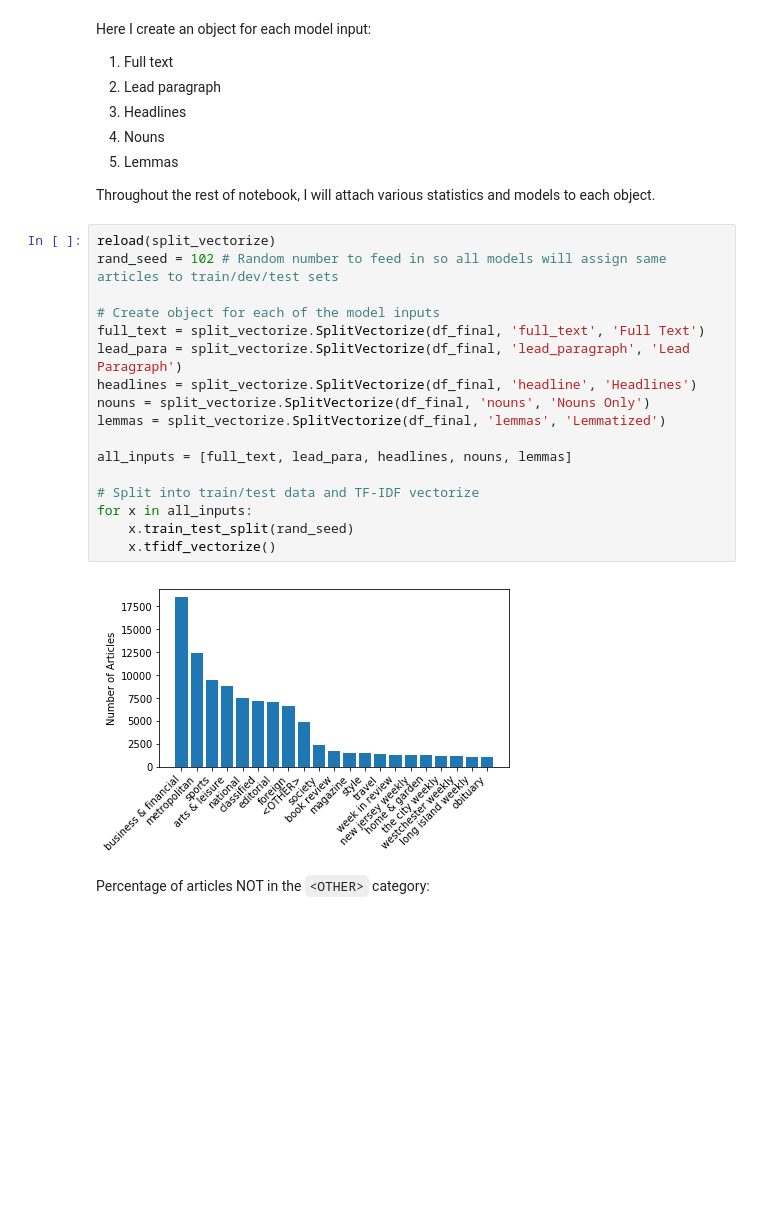
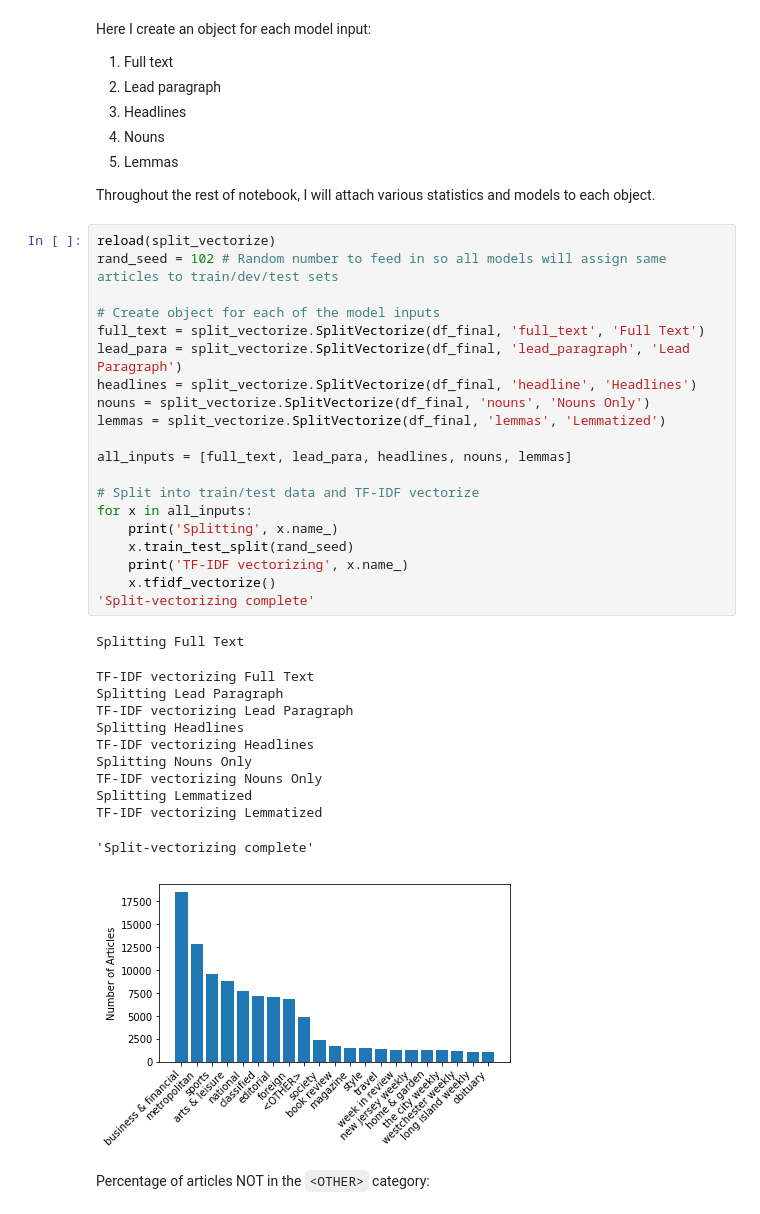
Before and after one commit to carmen16/news-article-topic-classification, a Jupyter notebook: Code_Walkthrough.ipynb, the cells around one changed output. Cells and saved outputs as stored; diff of their text form; blank space fills up the shorter version.

```diff
--- a/Code_Walkthrough.ipynb
+++ b/Code_Walkthrough.ipynb
@@ -116,22 +116,36 @@ Throughout the rest of notebook, I will attach various statistics and models to
 # %%
 reload(split_vectorize)
 rand_seed = 102 # Random number to feed in so all models will assign same articles to train/dev/test sets
 
 # Create object for each of the model inputs
 full_text = split_vectorize.SplitVectorize(df_final, 'full_text', 'Full Text')
 lead_para = split_vectorize.SplitVectorize(df_final, 'lead_paragraph', 'Lead Paragraph')
 headlines = split_vectorize.SplitVectorize(df_final, 'headline', 'Headlines')
 nouns = split_vectorize.SplitVectorize(df_final, 'nouns', 'Nouns Only')
 lemmas = split_vectorize.SplitVectorize(df_final, 'lemmas', 'Lemmatized')
 
 all_inputs = [full_text, lead_para, headlines, nouns, lemmas]
 
 # Split into train/test data and TF-IDF vectorize
 for x in all_inputs:
+    print('Splitting', x.name_)
     x.train_test_split(rand_seed)
+    print('TF-IDF vectorizing', x.name_)
     x.tfidf_vectorize()
+'Split-vectorizing complete'
 # %% [output]
+Splitting Full Text
+TF-IDF vectorizing Full Text
+Splitting Lead Paragraph
+TF-IDF vectorizing Lead Paragraph
+Splitting Headlines
+TF-IDF vectorizing Headlines
+Splitting Nouns Only
+TF-IDF vectorizing Nouns Only
+Splitting Lemmatized
+TF-IDF vectorizing Lemmatized
+'Split-vectorizing complete'
-[figure, old version]
+[figure, new version]
 # %% [markdown]
 Percentage of articles NOT in the `<OTHER>` category:
 # %%
```
Also changed, not shown: parts of 17 cells of this notebook, 5 other files.
